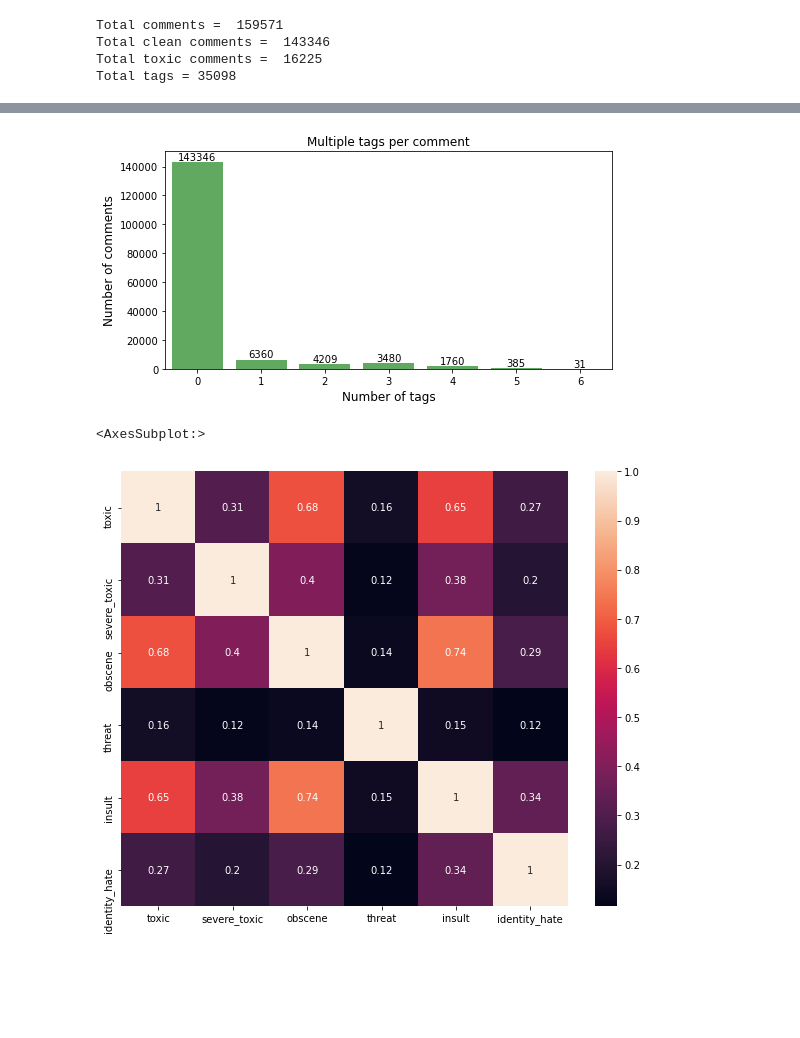
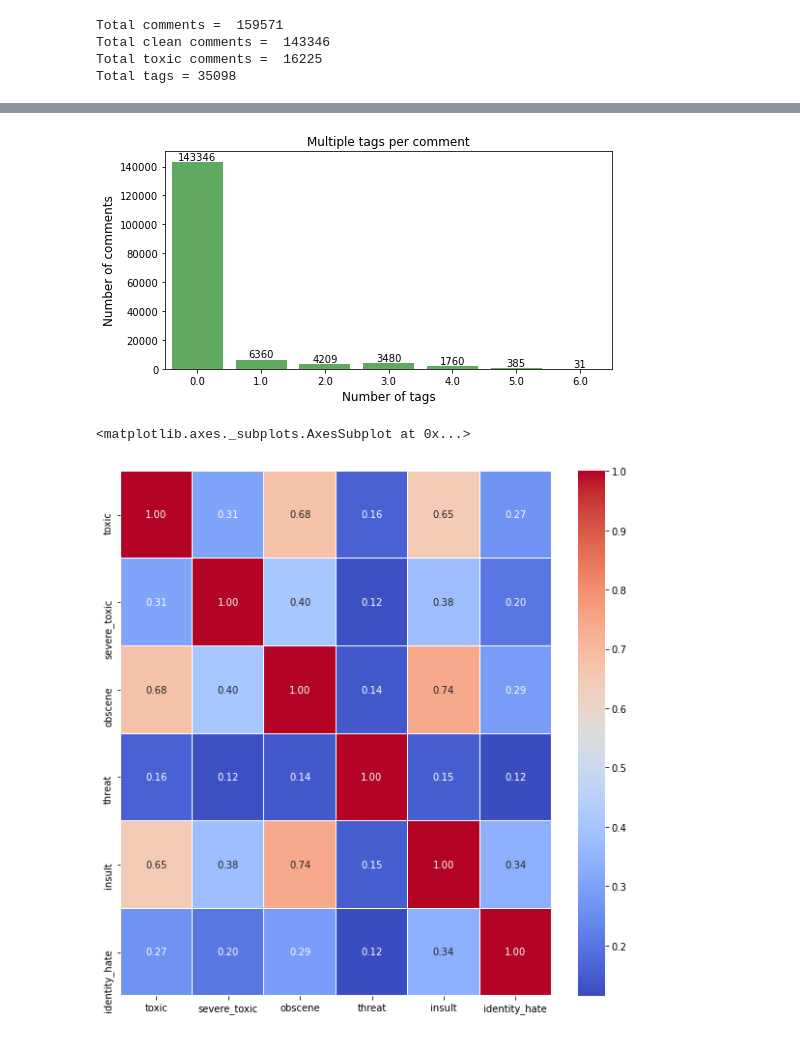
Before and after one commit to lbenbaccar/Toxic-Comment-Classification-Challenge, a Jupyter notebook: Toxic comments classification.ipynb, the cells around one changed output, grey strips where cells are left out. Saved outputs shown, nothing was run; the diff lists cells and outputs as text; code cells hidden in the pictures; blank space fills up the shorter version.

```diff
--- a/Toxic comments classification.ipynb
+++ b/Toxic comments classification.ipynb
@@ -116,0 +241,7 @@ Total tags = 35098
+# %%
+filename = "/Users/Sarah/Desktop/ENSAE/S2/Natural Language Processing/Projet/clean_df.hdf5"
+key = "CleanData"
+df = pd.read_hdf(filename,key)
+# %%
+train_df = df.loc[df.split == "TRAIN"].reset_index(drop=True)
+train_df.head(3)
@@ -156,5 +304,7 @@ plt.show()
 # %%
-x=rowsums.value_counts()
+# Number of classes the comment belongs to
+train_df["total"] = train_df[types].sum(axis=1)
+x=train_df.total.value_counts()
 
 plt.figure(figsize=(8,4))
 ax = sns.barplot(x=x.index, y=x.values, alpha=0.8,color=color[2])
@@ -170,14 +320,17 @@ for rect, label in zip(rects, labels):
 
 plt.show()
 # %% [output]
-[figure, old version]
+[figure, new version]
 # %%
-temp_df = train_df.iloc[:,2:-1]
+temp_df = train_df[types]
 corr=temp_df.corr()
-plt.figure(figsize=(10,8))
+plt.figure(figsize=(10,10))
 sns.heatmap(corr,
+            cmap="coolwarm",
+            fmt='.2f',
+            linewidths=.05,
             xticklabels=corr.columns.values,
             yticklabels=corr.columns.values, annot=True)
 # %% [output]
-<AxesSubplot:>
+<matplotlib.axes._subplots.AxesSubplot at 0x...>
-[figure, old version]
+[figure, new version]
```
Also changed, not shown: parts of 92 cells of this notebook.
